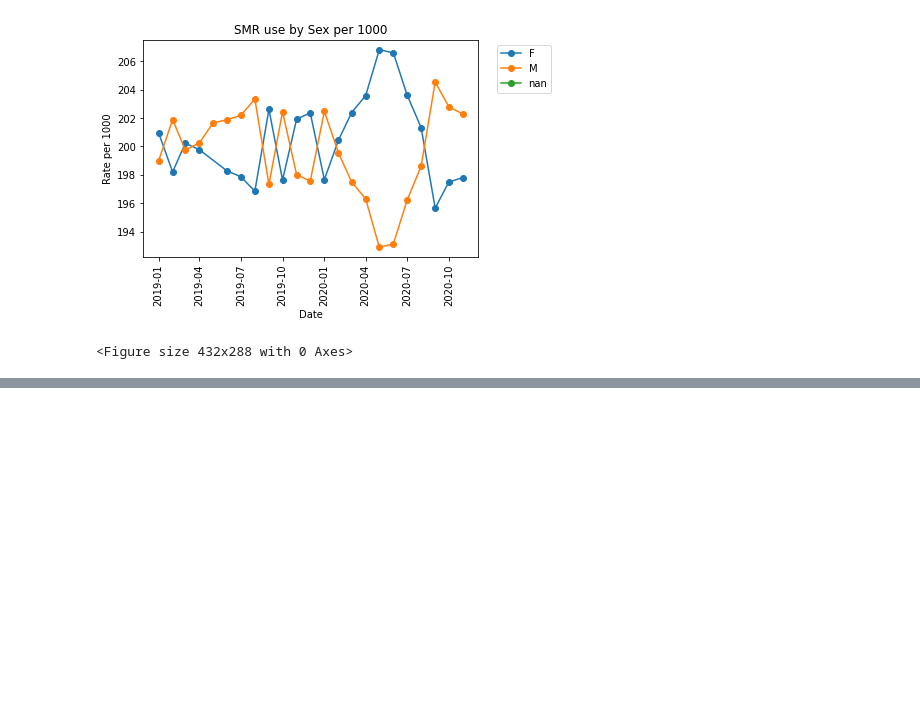
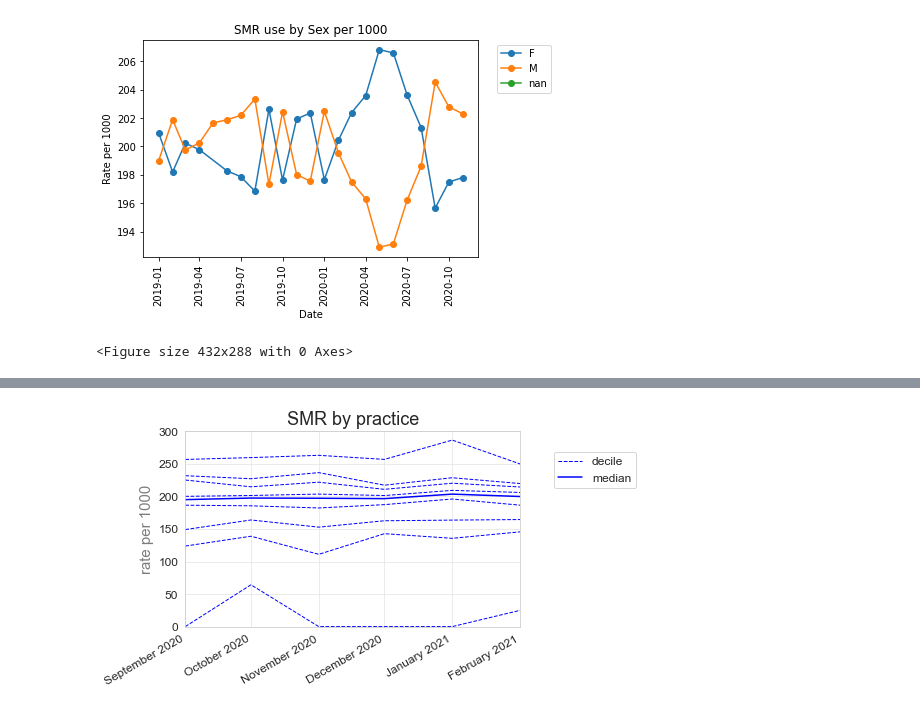
Before and after one commit to opensafely/SRO-smr, a Jupyter notebook: Untitled.ipynb, the cells around one changed output, grey strips where cells are left out. Drawn from its saved outputs; the diff is of its cells as text; code cells hidden in the pictures; blank space fills up the shorter version.

```diff
--- a/Untitled.ipynb
+++ b/Untitled.ipynb
@@ -282,0 +625,13 @@ measures = [
+# %%
+smr_decile_chart = charts.deciles_chart(
+    measures_df_total_by_practice,
+    period_column="date",
+    column="num_per_thousand",
+    title="SMR by practice",
+    ylabel="rate per 1000",
+    show_outer_percentiles=False,
+    show_legend=True,
+)
+plt.show()
+# %% [output]
+[figure, added]
```
Also changed, not shown: parts of 3 cells of this notebook, 6 other files.
